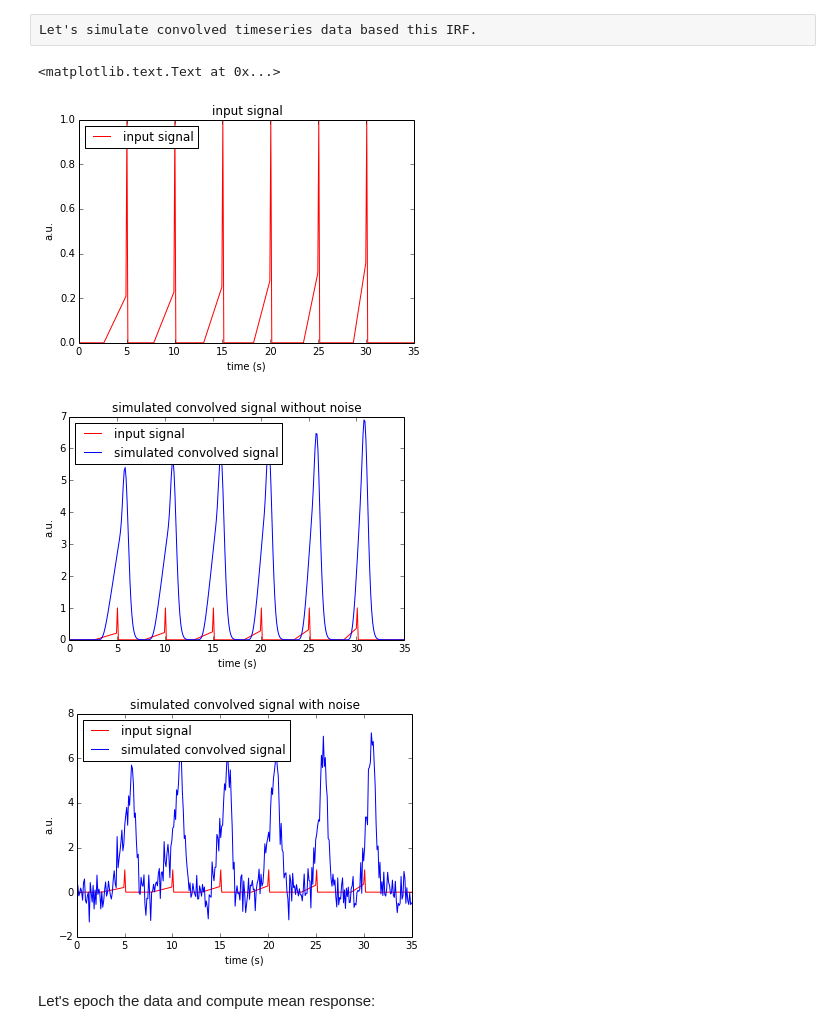
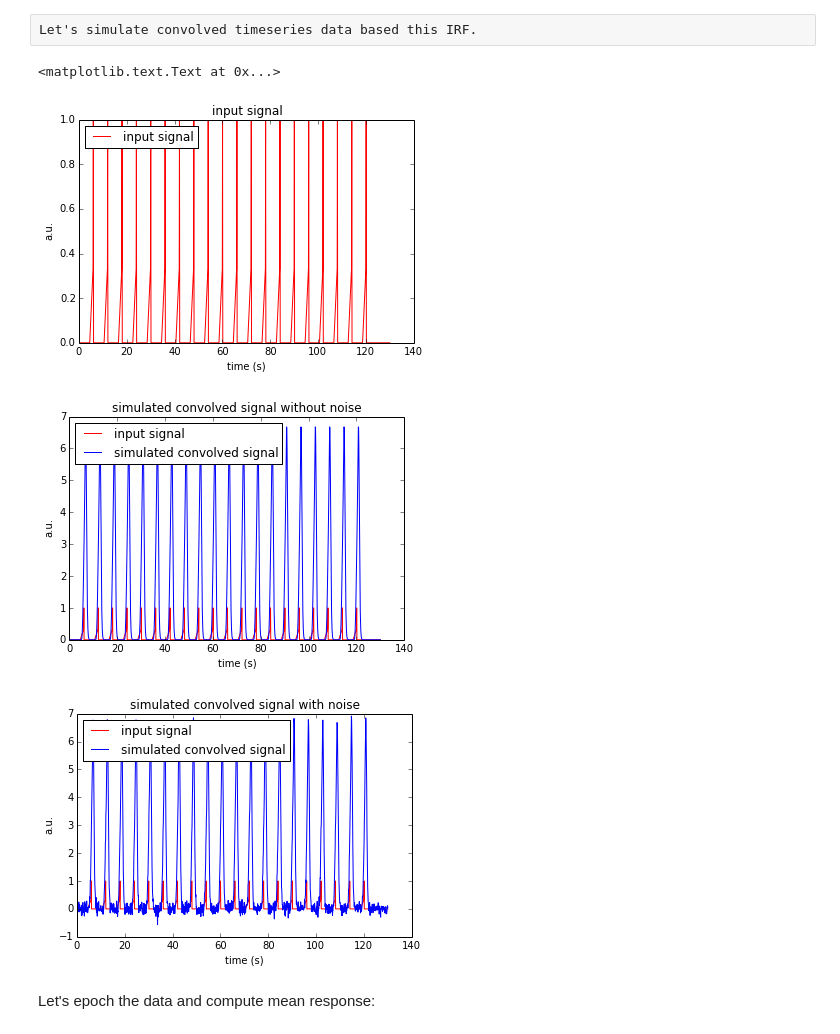
Before and after one commit to jwdegee/IPython-Notebook-Tutorials, a Jupyter notebook: fft_deconvolution.ipynb, the cells around one changed output. Saved outputs shown, nothing was run; the diff lists cells and outputs as text; code cells hidden in the pictures.

```diff
--- a/fft_deconvolution.ipynb
+++ b/fft_deconvolution.ipynb
@@ -28,7 +29,6 @@ def pupil_IRF(timepoints, s=1.0/(10**26), n=10.1, tmax=0.93):
     s: scaling factor
     n: sets the width
     tmax: sets the time to peak
-    IRF_len: function is evaluated for t = [0:IRF_len]
 
     Returns
     -------
@@ -53,7 +53,7 @@ def pupil_IRF(timepoints, s=1.0/(10**26), n=10.1, tmax=0.93):
     return (y, yprime)
 
 # create the IRF:
-sample_rate = 10.0
+sample_rate = 10
 IRF_len = 3.0 # in seconds
 timepoints = np.linspace(0,IRF_len,IRF_len*sample_rate)
 
@@ -76,16 +76,20 @@ plt.ylabel('a.u.')
 Let's simulate convolved timeseries data based this IRF.
 # %%
 # input:
-duration = 35 # in seconds
-transient_times = np.array([5, 10, 15, 20, 25, 30]) # in seconds
-ramp_durs = np.array([2.4, 2.2, 2.0, 1.8, 1.6, 1.4]) # in seconds
+nr_events = 20
+transient_times = np.cumsum(np.repeat(6, nr_events)) # in seconds
+ramp_durs = np.repeat(1.5, nr_events) # in seconds
 ramp_times = transient_times - ramp_durs
-ramp_heights = 1 / (transient_times-ramp_times) / 2.0
+ramp_heights = 1 / ramp_durs / 2.0
+duration = transient_times[-1] + 10 # in seconds
 input_signal_transient = np.zeros(duration*sample_rate)
 input_signal_ramp = np.zeros(duration*sample_rate)
 for i in range(len(transient_times)):
-    input_signal_transient[transient_times[i]*sample_rate] = 1
-    input_signal_ramp[ramp_times[i]*sample_rate:transient_times[i]*sample_rate] = np.linspace(0,ramp_heights[i], ramp_durs[i]*sample_rate)
+    t_time = int(transient_times[i]*sample_rate)
+    r_time = int(ramp_times[i]*sample_rate)
+    r_height = ramp_heights[i]
+    input_signal_transient[t_time] = 1
+    input_signal_ramp[r_time:t_time] = np.linspace(0,r_height,ramp_durs[i]*sample_rate)
 input_signal = input_signal_transient + input_signal_ramp
 
 # plot input
@@ -94,37 +98,37 @@ fig = plt.figure()
 plt.plot(timepoints, input_signal, 'r')
 plt.legend(['input signal'], loc=2)
 plt.title('input signal')
 plt.xlabel('time (s)')
 plt.ylabel('a.u.')
 
 # convolve inputs with IRF:
 convolved_signal = (sp.convolve(input_signal, IRF, 'full'))[:-(IRF.shape[0]-1)]
 
 # plot simulated convolved signal without noise:
 fig = plt.figure()
 plt.plot(timepoints, input_signal, 'r')
 plt.plot(timepoints, convolved_signal)
 plt.legend(['input signal', 'simulated convolved signal'], loc=2)
 plt.title('simulated convolved signal without noise')
 plt.xlabel('time (s)')
 plt.ylabel('a.u.')
 
 # let's add some noise:
-convolved_signal_noise = convolved_signal + np.random.normal(0,0.5,len(convolved_signal))
+convolved_signal_noise = convolved_signal + np.random.normal(0,0.125,len(convolved_signal))
 
 # plot simulated convolved signal with noise:
 fig = plt.figure()
 plt.plot(timepoints, input_signal, 'r')
 plt.plot(timepoints, convolved_signal_noise)
 plt.legend(['input signal', 'simulated convolved signal'], loc=2)
 plt.title('simulated convolved signal with noise')
 plt.xlabel('time (s)')
 plt.ylabel('a.u.')
 # %% [output]
 <matplotlib.text.Text at 0x...>
-[figure, old version]
+[figure, new version]
-[figure, old version]
+[figure, new version]
-[figure, old version]
+[figure, new version]
 # %% [markdown]
 Let's epoch the data and compute mean response:
 # %%
```
Also changed, not shown: parts of 7 cells of this notebook, 3 other files.
